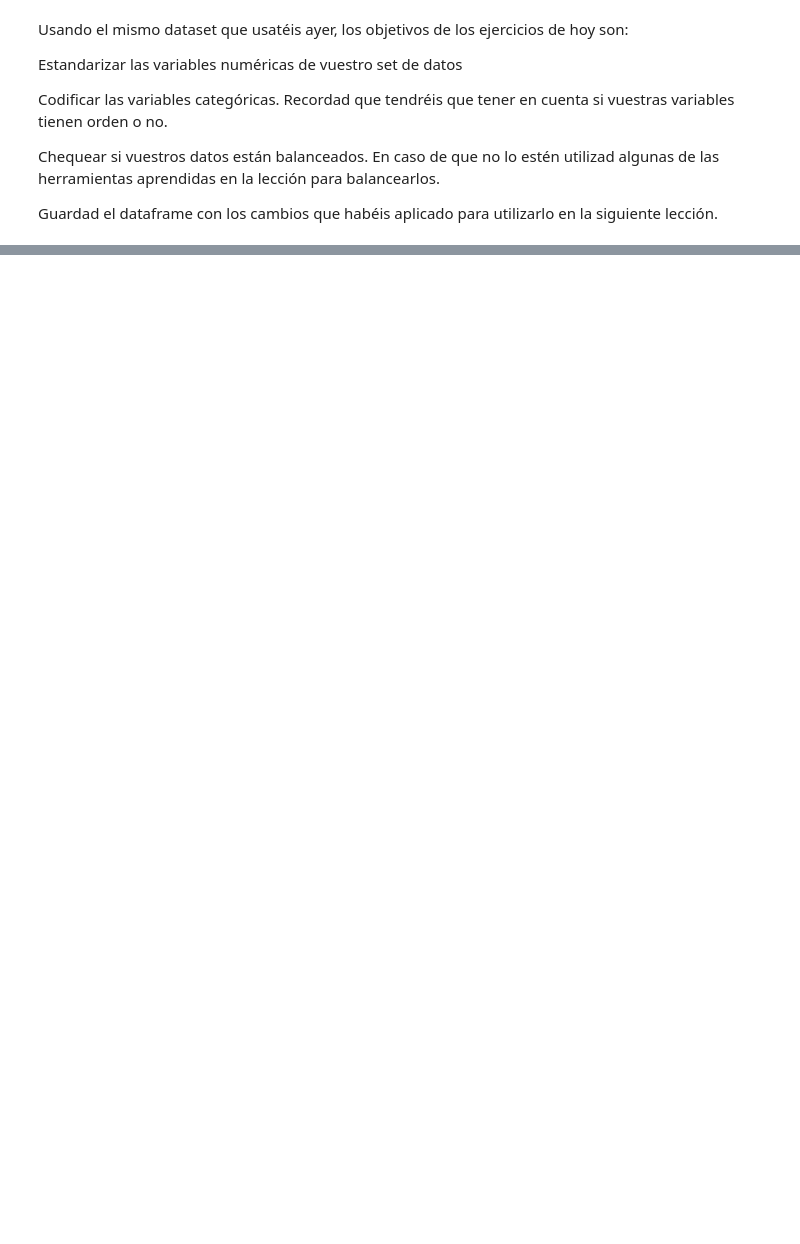
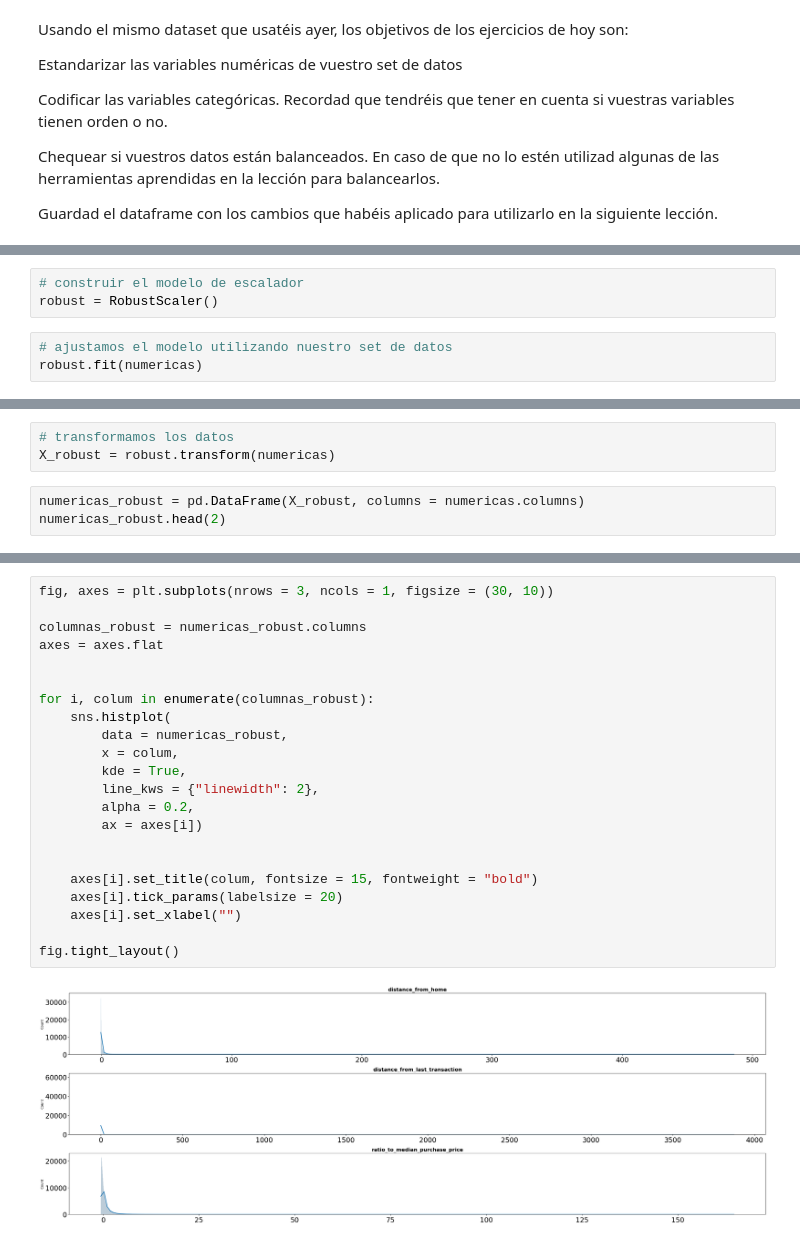
Before and after one commit to Adalab/Adalab-promo_d_da_modulo3_sprint1_Cristina_AnaBelen, a Jupyter notebook: regresión_logística/2.rl_preprocesado.ipynb, the cells around one changed output, grey strips where cells are left out. Drawn from its saved outputs; the diff is of its cells as text; blank space fills up the shorter version.

```diff
--- a/regresión_logística/2.rl_preprocesado.ipynb
+++ b/regresión_logística/2.rl_preprocesado.ipynb
@@ -45,0 +78,6 @@ Guardad el dataframe con los cambios que habéis aplicado para utilizarlo en la
+# %%
+# construir el modelo de escalador
+robust = RobustScaler()
+# %%
+# ajustamos el modelo utilizando nuestro set de datos
+robust.fit(numericas)
@@ -45,0 +86,6 @@ Guardad el dataframe con los cambios que habéis aplicado para utilizarlo en la
+# %%
+# transformamos los datos
+X_robust = robust.transform(numericas)
+# %%
+numericas_robust = pd.DataFrame(X_robust, columns = numericas.columns)
+numericas_robust.head(2)
@@ -45,0 +111,24 @@ Guardad el dataframe con los cambios que habéis aplicado para utilizarlo en la
+# %%
+fig, axes = plt.subplots(nrows = 3, ncols = 1, figsize = (30, 10))
+
+columnas_robust = numericas_robust.columns
+axes = axes.flat
+
+
+for i, colum in enumerate(columnas_robust):
+    sns.histplot(
+        data = numericas_robust,
+        x = colum,
+        kde = True,
+        line_kws = {"linewidth": 2},
+        alpha = 0.2,
+        ax = axes[i])
+
+
+    axes[i].set_title(colum, fontsize = 15, fontweight = "bold")
+    axes[i].tick_params(labelsize = 20)
+    axes[i].set_xlabel("")
+
+fig.tight_layout()
+# %% [output]
+[figure, added]
```
Also changed, not shown: parts of 22 cells of this notebook, 2 other files.
